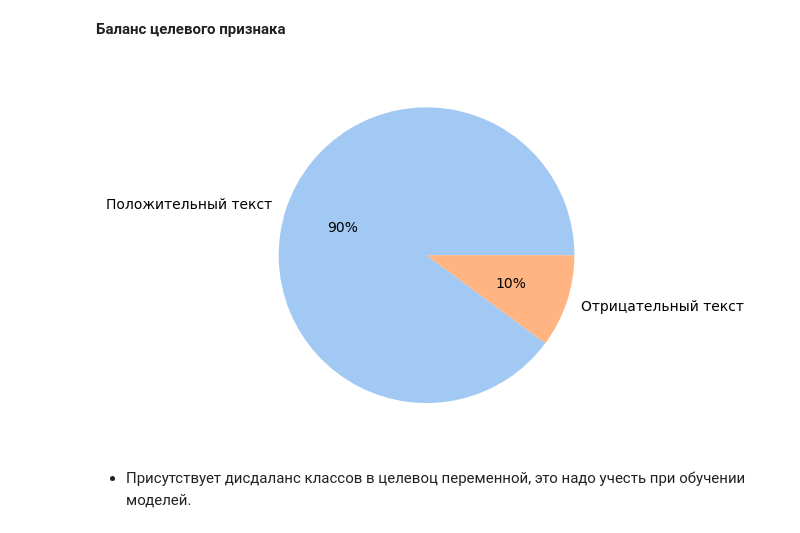
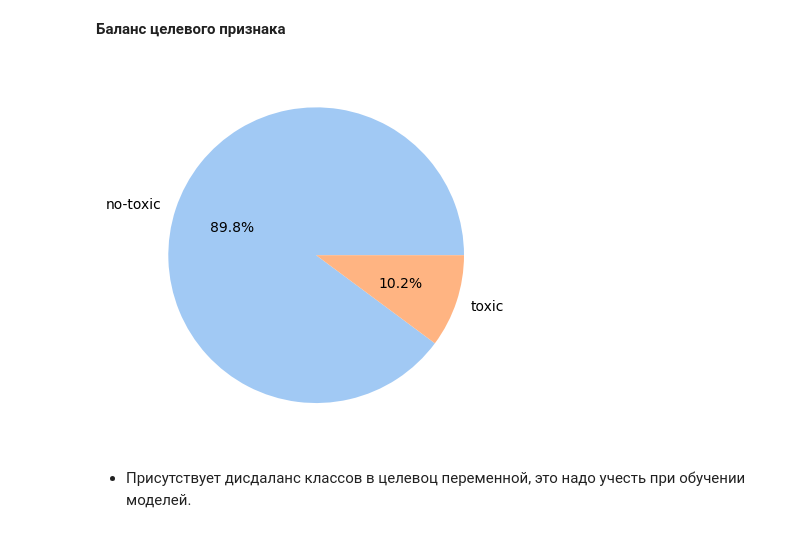
Before and after one commit to Denis-Mukhanov/toxic-comments, a Jupyter notebook: toxic_comments.ipynb, the cells around one changed output. Cells and saved outputs as stored; diff of their text form; code cells hidden in the pictures.

```diff
--- a/toxic_comments.ipynb
+++ b/toxic_comments.ipynb
@@ -113,7 +117,7 @@ pd.options.display.max_colwidth = 500
 # загрузка данных:
 try:
     df = pd.read_csv('data/toxic_comments.csv', index_col='Unnamed: 0')
-    display(df.head(10))
+    display(df.head(5))
 except:
     display('Данные не доступны')
 # %% [output]
@@ -184,14 +192,14 @@ __Баланс целевого признака__
 # %%
 # баланс целевого признака
 data = [df['toxic'].value_counts()[0], df['toxic'].value_counts()[1]]
-labels = ['Положительный текст', 'Отрицательный текст']
+labels = ['no-toxic','toxic']
 
 colors = sns.color_palette('pastel')[ 0:5 ]
 
-plt.pie(data, labels = labels, colors = colors, autopct='%.0f%%')
+plt.pie(data, labels = labels, colors = colors, autopct='%.1f%%')
 plt.show()
 # %% [output]
-[figure, old version]
+[figure, new version]
 # %% [markdown]
 - Присутствует дисдаланс классов в целевоц переменной, это надо учесть при обучении моделей.
 # %% [markdown]
```
Also changed, not shown: parts of 89 cells of this notebook, 1 other file.
